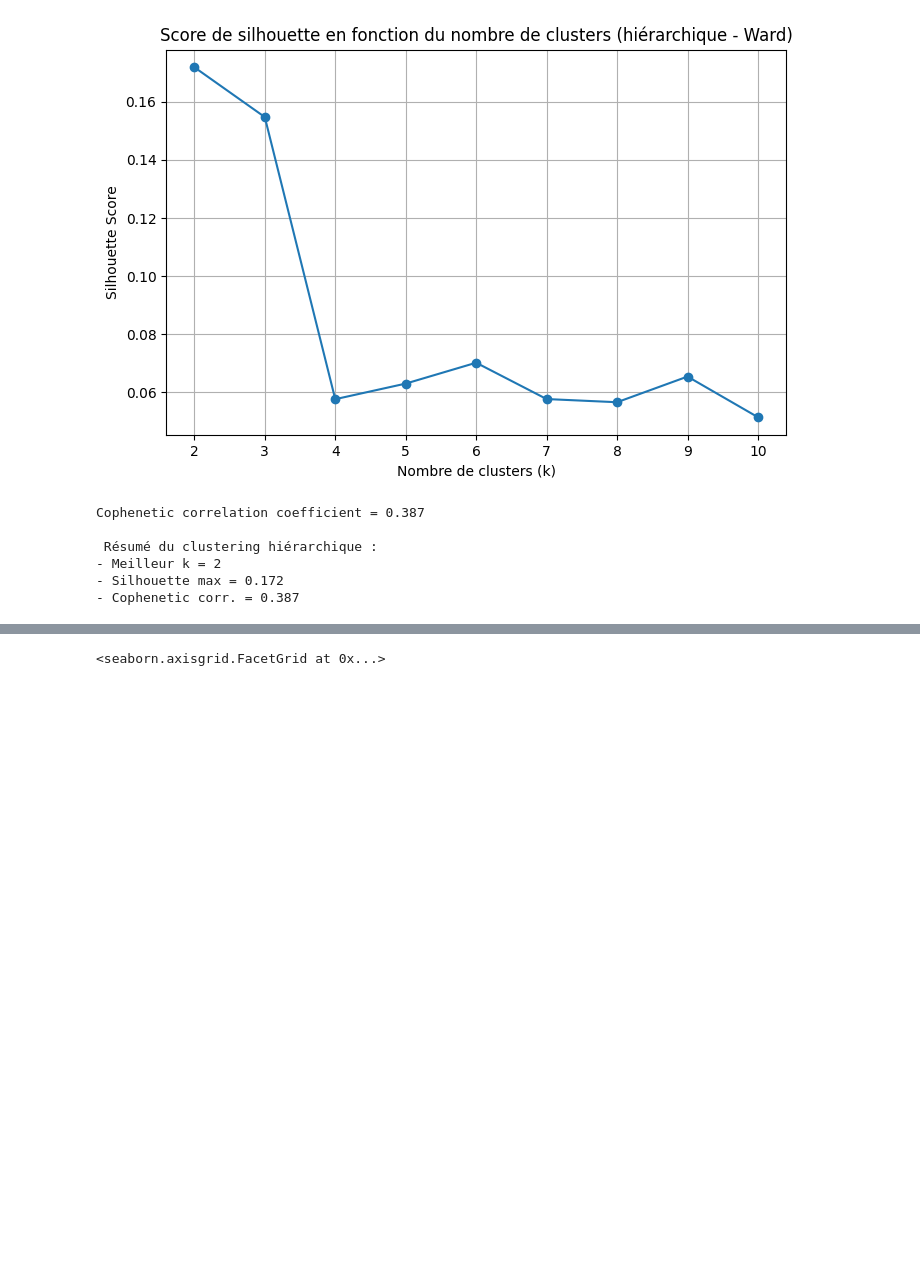
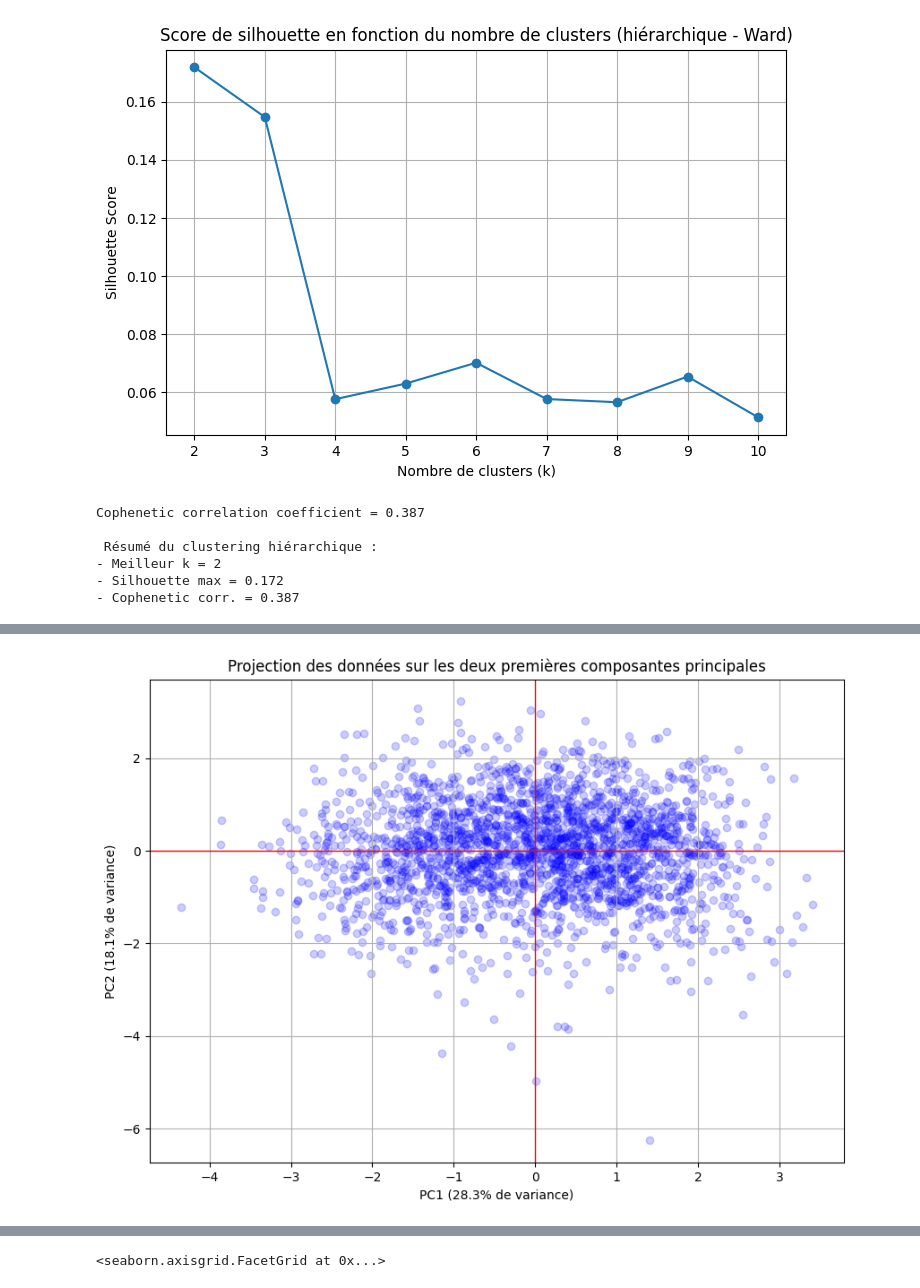
Before and after one commit to fxcollot/SpotifyUnsupervised, a Jupyter notebook: spotify_Louise.ipynb, the cells around one changed output, grey strips where cells are left out. Cells and saved outputs as stored; diff of their text form; code cells hidden in the pictures; blank space fills up the shorter version.

```diff
--- a/spotify_Louise.ipynb
+++ b/spotify_Louise.ipynb
@@ -517,0 +580,18 @@ Cophenetic correlation coefficient = 0.387
+# %%
+# Visualisation des 2 premières PC
+spotify_pca_2D = spotify_pca_2[:, :2]  # PC1 et PC2
+
+plt.figure(figsize=(10,7))
+plt.scatter(spotify_pca_2D[:,0], spotify_pca_2D[:,1], alpha=0.2, color='blue')
+
+plt.xlabel(f"PC1 ({pca.explained_variance_ratio_[0]*100:.1f}% de variance)")
+plt.ylabel(f"PC2 ({pca.explained_variance_ratio_[1]*100:.1f}% de variance)")
+plt.axhline(0, color='red', lw=1)
+plt.axvline(0, color='red', lw=1)
+plt.title("Projection des données sur les deux premières composantes principales")
+plt.grid(True)
+plt.show()
+
+# On a tjrs une tâche centrale avec des outliers plutôt que des clusters
+# %% [output]
+[figure, added]
```
Also changed, not shown: parts of 8 cells of this notebook.
